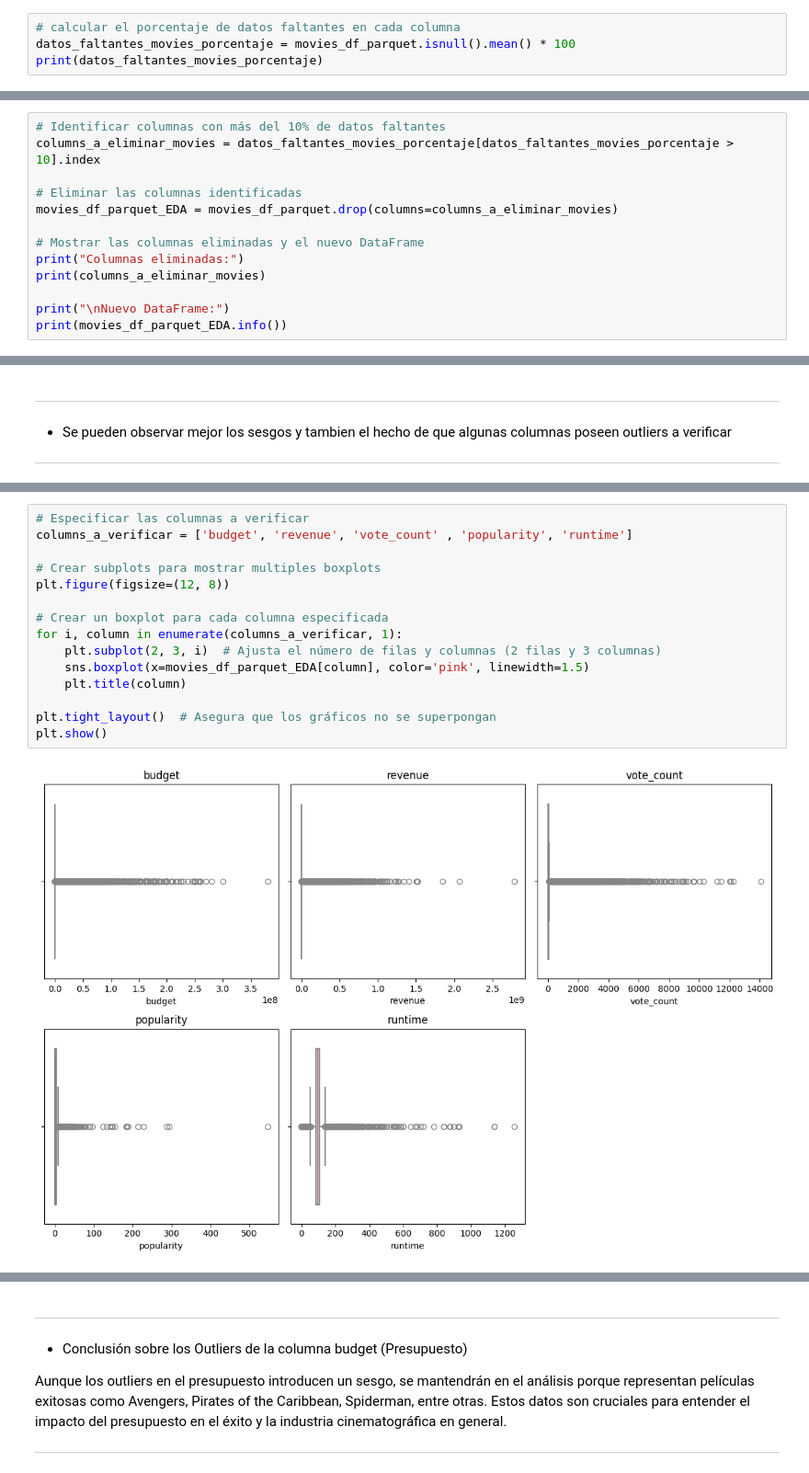
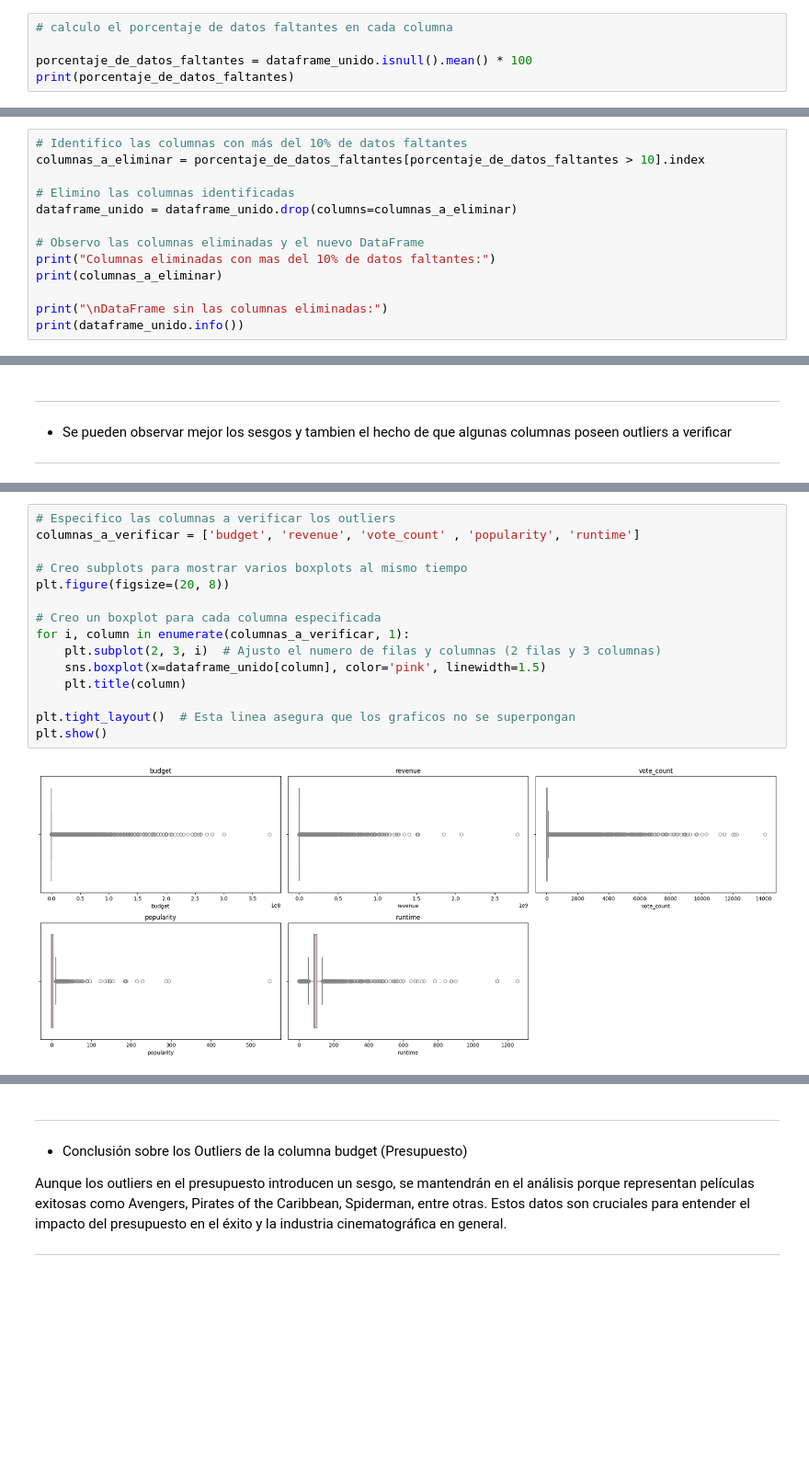
Before and after one commit to karenb54/Proyecto_recomendacion_de_peliculas_ml, a Jupyter notebook: EDA.ipynb, the cells around one changed output, grey strips where cells are left out. Shown at 92% size. Drawn from its saved outputs; the diff is of its cells as text; blank space fills up the shorter version.

```diff
--- a/EDA.ipynb
+++ b/EDA.ipynb
@@ -120,7 +87,8 @@ plt.show()
 # %%
-# calcular el porcentaje de datos faltantes en cada columna
-datos_faltantes_movies_porcentaje = movies_df_parquet.isnull().mean() * 100
-print(datos_faltantes_movies_porcentaje)
+# calculo el porcentaje de datos faltantes en cada columna
+
+porcentaje_de_datos_faltantes = dataframe_unido.isnull().mean() * 100
+print(porcentaje_de_datos_faltantes)
 # %% [output]
 budget                         0.000000
 id_movies                      0.000000
@@ -186,16 +110,16 @@ dtype: float64
 # %% [markdown]
 #### Revisando los graficos se toma la decision de quitar las columnas donde sus datos faltantes sean mayores al 10%, ademas se observa que estas columnas tampoco van a ser significativas al momento de realizar el modelo
 # %%
-# Identificar columnas con más del 10% de datos faltantes
-columns_a_eliminar_movies = datos_faltantes_movies_porcentaje[datos_faltantes_movies_porcentaje > 10].index
+# Identifico las columnas con más del 10% de datos faltantes
+columnas_a_eliminar = porcentaje_de_datos_faltantes[porcentaje_de_datos_faltantes > 10].index
 
-# Eliminar las columnas identificadas
-movies_df_parquet_EDA = movies_df_parquet.drop(columns=columns_a_eliminar_movies)
+# Elimino las columnas identificadas
+dataframe_unido = dataframe_unido.drop(columns=columnas_a_eliminar)
 
-# Mostrar las columnas eliminadas y el nuevo DataFrame
-print("Columnas eliminadas:")
-print(columns_a_eliminar_movies)
+# Observo las columnas eliminadas y el nuevo DataFrame
+print("Columnas eliminadas con mas del 10% de datos faltantes:")
+print(columnas_a_eliminar)
 
-print("\nNuevo DataFrame:")
-print(movies_df_parquet_EDA.info())
+print("\nDataFrame sin las columnas eliminadas:")
+print(dataframe_unido.info())
 # %% [output]
@@ -372,20 +242,20 @@ plt.show()
 # %%
-# Especificar las columnas a verificar
-columns_a_verificar = ['budget', 'revenue', 'vote_count' , 'popularity', 'runtime']
+# Especifico las columnas a verificar los outliers
+columnas_a_verificar = ['budget', 'revenue', 'vote_count' , 'popularity', 'runtime']
 
-# Crear subplots para mostrar multiples boxplots
-plt.figure(figsize=(12, 8))
+# Creo subplots para mostrar varios boxplots al mismo tiempo
+plt.figure(figsize=(20, 8))
 
-# Crear un boxplot para cada columna especificada
-for i, column in enumerate(columns_a_verificar, 1):
-    plt.subplot(2, 3, i)  # Ajusta el número de filas y columnas (2 filas y 3 columnas)
-    sns.boxplot(x=movies_df_parquet_EDA[column], color='pink', linewidth=1.5)
+# Creo un boxplot para cada columna especificada
+for i, column in enumerate(columnas_a_verificar, 1):
+    plt.subplot(2, 3, i)  # Ajusto el numero de filas y columnas (2 filas y 3 columnas)
+    sns.boxplot(x=dataframe_unido[column], color='pink', linewidth=1.5)
     plt.title(column)
 
-plt.tight_layout()  # Asegura que los gráficos no se superpongan
+plt.tight_layout()  # Esta linea asegura que los graficos no se superpongan
 plt.show()
 # %% [output]
-[figure, old version]
+[figure, new version]
 # %% [markdown]
 ----------------------------------------------------------------------------------------------------------------------------------------------------------------------------------------------
 
```
Also changed, not shown: parts of 60 cells of this notebook, 3 other files.
